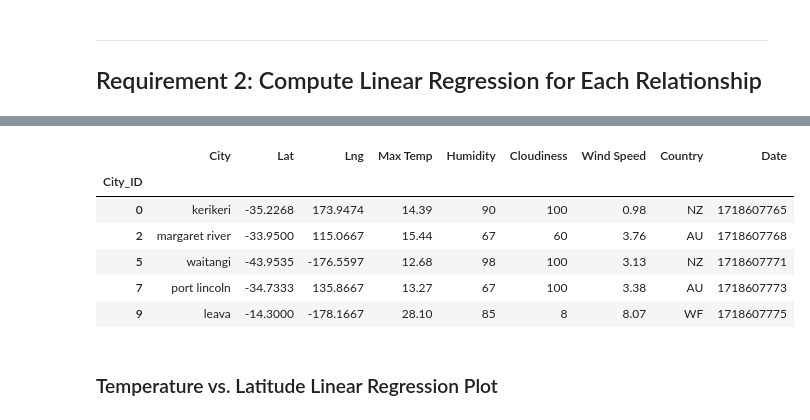
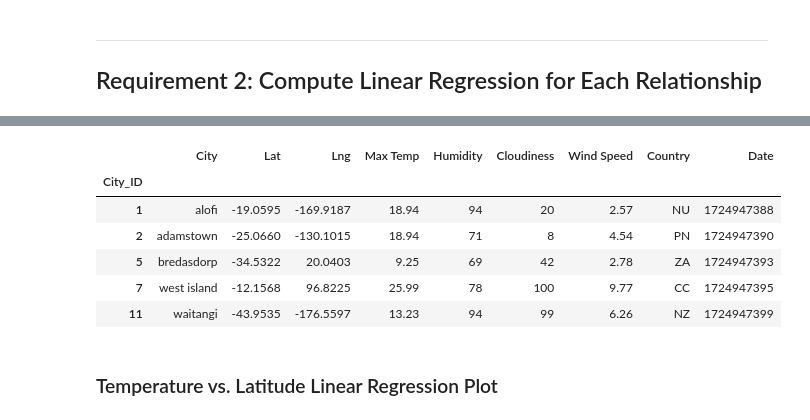
Before and after one commit to omalleykg/Python-API, a Jupyter notebook: WeatherPy_k conlon.ipynb, the cells around one changed output, grey strips where cells are left out. Saved outputs shown, nothing was run; the diff lists cells and outputs as text; code cells hidden in the pictures.

```diff
--- a/WeatherPy_k conlon.ipynb
+++ b/WeatherPy_k conlon.ipynb
@@ -291,17 +305,17 @@ northern_hemi_df.head()
 # %%
 # Create a DataFrame with the Southern Hemisphere data (Latitude < 0)
-# YOUR CODE HERE
+southern_hemi_df=city_data_df.loc[(city_data_df["Lat"] < 0)]
 
 # Display sample data
 southern_hemi_df.head()
 # %% [output]
 |  | City | Lat | Lng | Max Temp | Humidity | Cloudiness | Wind Speed | Country | Date |
 | City_ID |  |  |  |  |  |  |  |  |  |
-| 0 | kerikeri | -35.2268 | 173.9474 | 14.39 | 90 | 100 | 0.98 | NZ | 1718607765 |
-| 2 | margaret river | -33.9500 | 115.0667 | 15.44 | 67 | 60 | 3.76 | AU | 1718607768 |
-| 5 | waitangi | -43.9535 | -176.5597 | 12.68 | 98 | 100 | 3.13 | NZ | 1718607771 |
-| 7 | port lincoln | -34.7333 | 135.8667 | 13.27 | 67 | 100 | 3.38 | AU | 1718607773 |
-| 9 | leava | -14.3000 | -178.1667 | 28.10 | 85 | 8 | 8.07 | WF | 1718607775 |
+| 1 | alofi | -19.0595 | -169.9187 | 18.94 | 94 | 20 | 2.57 | NU | 1724947388 |
+| 2 | adamstown | -25.0660 | -130.1015 | 18.94 | 71 | 8 | 4.54 | PN | 1724947390 |
+| 5 | bredasdorp | -34.5322 | 20.0403 | 9.25 | 69 | 42 | 2.78 | ZA | 1724947393 |
+| 7 | west island | -12.1568 | 96.8225 | 25.99 | 78 | 100 | 9.77 | CC | 1724947395 |
+| 11 | waitangi | -43.9535 | -176.5597 | 13.23 | 94 | 99 | 6.26 | NZ | 1724947399 |
 # %% [markdown]
 ###  Temperature vs. Latitude Linear Regression Plot
 # %%
```
Also changed, not shown: parts of 34 cells of this notebook, 11 other files.
